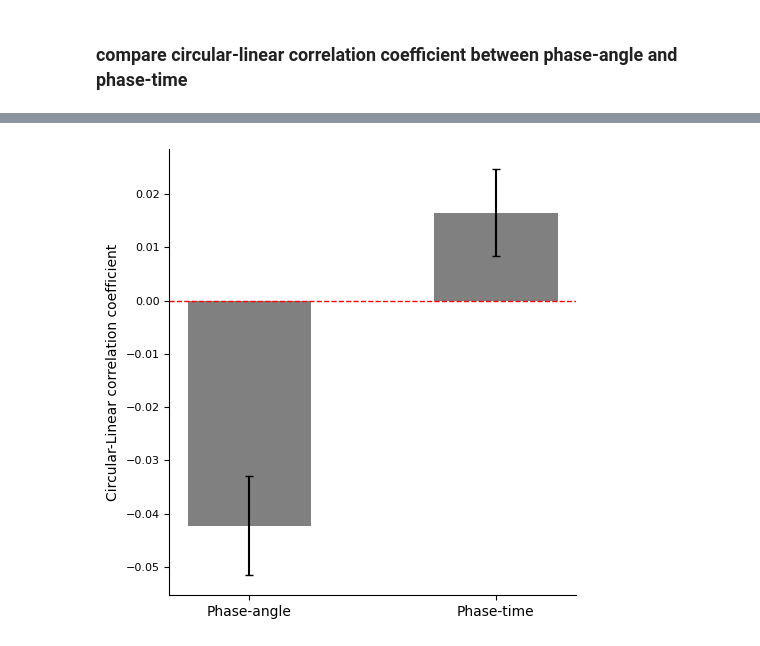
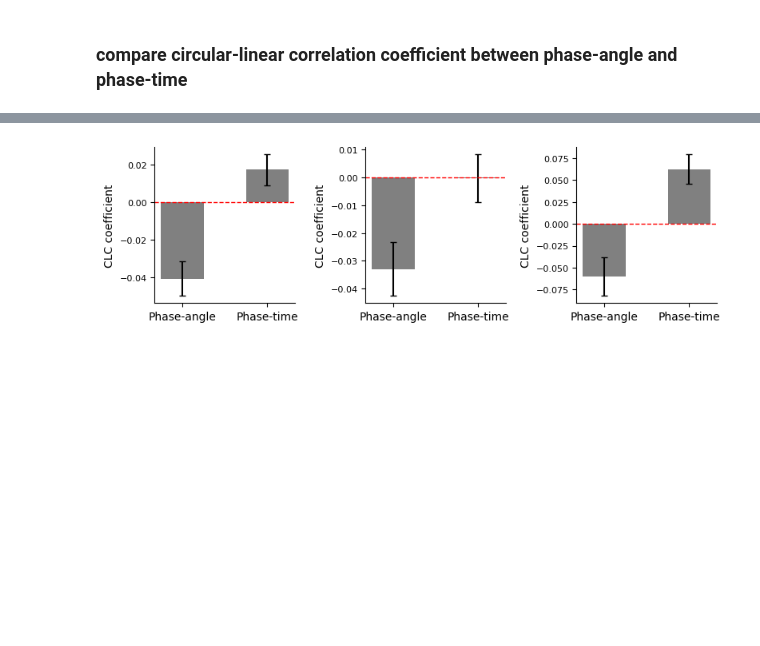
Before and after one commit to ZilongJi/HDPhasePrecession, a Jupyter notebook: plot_direction_and_theta_and_precession.ipynb, the cells around one changed output, grey strips where cells are left out. Cells and saved outputs as stored; diff of their text form; code cells hidden in the pictures; blank space fills up the shorter version.

Commit message:
plot c-l correlation coefficient of skipping cells

```diff
--- a/plot_direction_and_theta_and_precession.ipynb
+++ b/plot_direction_and_theta_and_precession.ipynb
@@ -427,7 +427,7 @@ def plot_phaseprecession(ax, ppoh, pot, pspt, psph, hd_mean, spike_phase, config
     ax.scatter(psph_combined, spike_phase_combined, s=0.2, color='black', alpha=alpha)
     ax.scatter(psph_combined, [spike_phase_combined[i] + 2 * np.pi for i in range(len(spike_phase_combined))], s=0.2, color='black', alpha=alpha)
 
-    circ_lin_corr, pval, slope, phi0, RR = cl_corr(psph_combined, spike_phase_combined, min_slope=-1/2/np.pi, max_slope=0, bootstrap_iter=1000, return_pval=True)
+    circ_lin_corr, pval, slope, phi0, RR = cl_corr(psph_combined, spike_phase_combined, min_slope=-1/2/np.pi, max_slope=1/2/np.pi, bootstrap_iter=1000, return_pval=True)
 
     if addfitline:
         # Plot the circular-linear regression
@@ -526,7 +526,7 @@ def plot_phaseprecession_against_time(ax, ppoh, pot, pspt, psph, hd_mean, spike_
     ax.scatter(time_since_start_combined, spike_phase_combined, s=0.2, color='black', alpha=alpha)
     ax.scatter(time_since_start_combined, [spike_phase_combined[i] + 2 * np.pi for i in range(len(spike_phase_combined))], s=0.2, color='black', alpha=alpha)
 
-    circ_lin_corr, pval, slope, phi0, RR = cl_corr(time_since_start_combined, spike_phase_combined, min_slope=-np.pi/4/np.pi, max_slope=0, bootstrap_iter=1000, return_pval=True)
+    circ_lin_corr, pval, slope, phi0, RR = cl_corr(time_since_start_combined, spike_phase_combined, min_slope=-np.pi/4/np.pi, max_slope=np.pi/4/np.pi, bootstrap_iter=1000, return_pval=True)
 
     if addfitline:
         # Plot the circular-linear regression
@@ -624,7 +624,7 @@ def plot_phaseprecession_against_IFR(ax, ppoh, pot, pspt, psph, hd_mean, spike_p
 
     max_IFR = np.max(IFR_combined)
 
-    circ_lin_corr, pval, slope, phi0, RR = cl_corr(IFR_combined, spike_phase_combined, min_slope=-2*np.pi/max_IFR/np.pi, max_slope=0, bootstrap_iter=1000, return_pval=True)
+    circ_lin_corr, pval, slope, phi0, RR = cl_corr(IFR_combined, spike_phase_combined, min_slope=-2*np.pi/max_IFR/np.pi, max_slope=2*np.pi/max_IFR/np.pi, bootstrap_iter=1000, return_pval=True)
 
 
     if addfitline:
@@ -667,9 +667,9 @@ output_nontheta_dir = '/home/zilong/Desktop/HDPhasePrecession/figures/anglevstim
 config = {
     'hd_bins': 60,
     'hd_boxcar': 3,
-    'speed_threshold': 0.8,
-    'duration_threshold': 0.8,
-    'speed_smooth_sigma': 20,
+    'speed_threshold': 0.5,
+    'duration_threshold': 0.5,
+    'speed_smooth_sigma': 10,
     'movingdirection_sigma': 5, #time bin size 20 ms, so 5 is 100 ms
     'interpolation_factor': 2, #1 is 0.02s, and 2 is 0.01s
     'IFR_window':0.2
@@ -1028,13 +1028,23 @@ pval between theta nonskip and theta skip: 0.04110382861399991
 
 # Create arrays for circ-linear correlation
 clr_theta = np.array(theta_clr)
+clr_theta_nonskip = np.array(theta_nonskip_clr)
+clr_theta_skip = np.array(theta_skip_clr)
+
+
 clr_theta_time = np.array(theta_clr_time)
+clr_theta_nonskip_time = np.array(theta_nonskip_clr_time)
+clr_theta_skip_time = np.array(theta_skip_clr_time)
+
 clr_theta_IFR = np.array(theta_clr_IFR)
 #remove nan and inf in clr_theta_IFR
 clr_theta_IFR = clr_theta_IFR[np.isfinite(clr_theta_IFR)]
 #remove nan
 
-fig, ax =   plt.subplots(figsize=(5, 5), dpi=100)
+fig, axs = plt.subplots(1, 3, figsize=(8, 2.5), dpi=100)
+
+#plot all theta-modulated HD cells
+ax = axs[0]
 
 # Plot the mean and standard error of the circ-linear correlation
 mean_clr_theta = np.mean(clr_theta)
@@ -1050,24 +1060,67 @@ sem_clr_theta_IFR = np.std(clr_theta_IFR) / np.sqrt(len(clr_theta_IFR))
 bar_width = 0.5
 bar1 = ax.bar(['Phase-angle', 'Phase-time'], [mean_clr_theta, mean_clr_theta_time], bar_width, yerr=[sem_clr_theta, sem_clr_theta_time], capsize=3, color='grey')
 
-#y=0
-ax.axhline(0, color='red', linewidth=1, linestyle='--')
-
-# Add labels and title
-ax.set_ylabel('Circular-Linear correlation coefficient', fontsize=10)
-#roatte xlabel 45 degree
-ax.set_xticklabels(['Phase-angle', 'Phase-time'], rotation=0, ha='center', fontsize=10)
-
-#tickfontsize
-ax.tick_params(axis='y', which='major', labelsize=8)
-
-ax.spines['top'].set_visible(False)
-ax.spines['right'].set_visible(False)
-
 # mann-whitney u test between theta and theta_time
 u, p = mannwhitneyu(clr_theta, clr_theta_time)
 print('mann-whitney u test between phase-angle and phase-time:', p)
 
 
+#plot theta-modulated but not theta-skipping HD cells
+ax = axs[1]
+
+# Plot the mean and standard error of the circ-linear correlation
+mean_clr_theta_nonskip = np.mean(clr_theta_nonskip)
+sem_clr_theta_nonskip = np.std(clr_theta_nonskip) / np.sqrt(len(clr_theta_nonskip))
+
+mean_clr_theta_nonskip_time = np.mean(clr_theta_nonskip_time)
+sem_clr_theta_nonskip_time = np.std(clr_theta_nonskip_time) / np.sqrt(len(clr_theta_nonskip_time))
+
+# Plot the bars
+bar_width = 0.5
+bar1 = ax.bar(['Phase-angle', 'Phase-time'], [mean_clr_theta_nonskip, mean_clr_theta_nonskip_time], bar_width, yerr=[sem_clr_theta_nonskip, sem_clr_theta_nonskip_time], capsize=3, color='grey')
+
+# mann-whitney u test between theta_nonskip and theta_nonskip_time
+u, p = mannwhitneyu(clr_theta_nonskip, clr_theta_nonskip_time)
+
+print('mann-whitney u test between phase-angle and phase-time for theta nonskip:', p)
+
+#plot theta-skipping HD cells
+ax = axs[2]
+
+# Plot the mean and standard error of the circ-linear correlation
+mean_clr_theta_skip = np.mean(clr_theta_skip)
+sem_clr_theta_skip = np.std(clr_theta_skip) / np.sqrt(len(clr_theta_skip))
+
+mean_clr_theta_skip_time = np.mean(clr_theta_skip_time)
+sem_clr_theta_skip_time = np.std(clr_theta_skip_time) / np.sqrt(len(clr_theta_skip_time))
+
+# Plot the bars
+bar_width = 0.5
+
+bar1 = ax.bar(['Phase-angle', 'Phase-time'], [mean_clr_theta_skip, mean_clr_theta_skip_time], bar_width, yerr=[sem_clr_theta_skip, sem_clr_theta_skip_time], capsize=3, color='grey')
+
+# mann-whitney u test between theta_skip and theta_skip_time
+u, p = mannwhitneyu(clr_theta_skip, clr_theta_skip_time)
+print('mann-whitney u test between phase-angle and phase-time for theta skip:', p)
+
+
+
+for ax in axs:
+    #y=0
+    ax.axhline(0, color='red', linewidth=1, linestyle='--')
+
+    # Add labels and title
+    ax.set_ylabel('CLC coefficient', fontsize=10)
+    #roatte xlabel 45 degree
+    ax.set_xticklabels(['Phase-angle', 'Phase-time'], rotation=0, ha='center', fontsize=10)
+
+    #tickfontsize
+    ax.tick_params(axis='y', which='major', labelsize=8)
+
+    ax.spines['top'].set_visible(False)
+    ax.spines['right'].set_visible(False)
+
+
+
 plt.tight_layout()
 # %% [output]
@@ -1075,4 +1130,4 @@ mann-whitney u test between phase-angle and phase-time: 8.116635604806582e-07
-[figure, old version]
+[figure, new version]
 # %%
 #get all theta_ppp_IFR < 0.05
 theta_ppp_IFR = np.array(theta_ppp_IFR)
```
Also changed, not shown: parts of 4 cells of this notebook, 1 other file.
